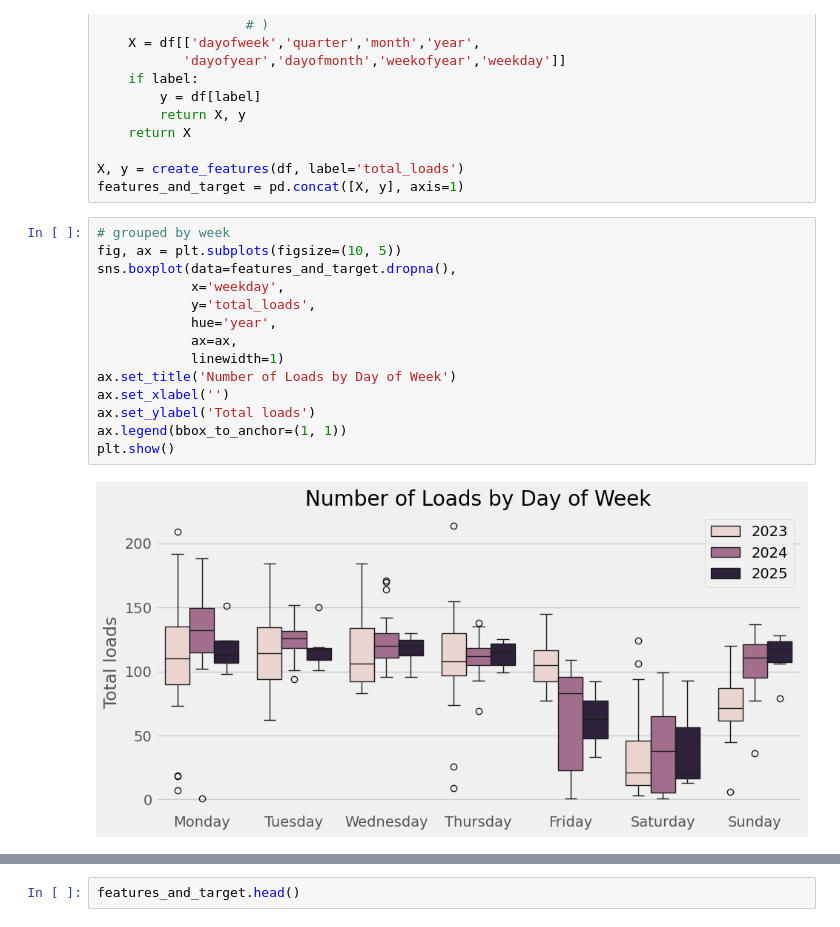
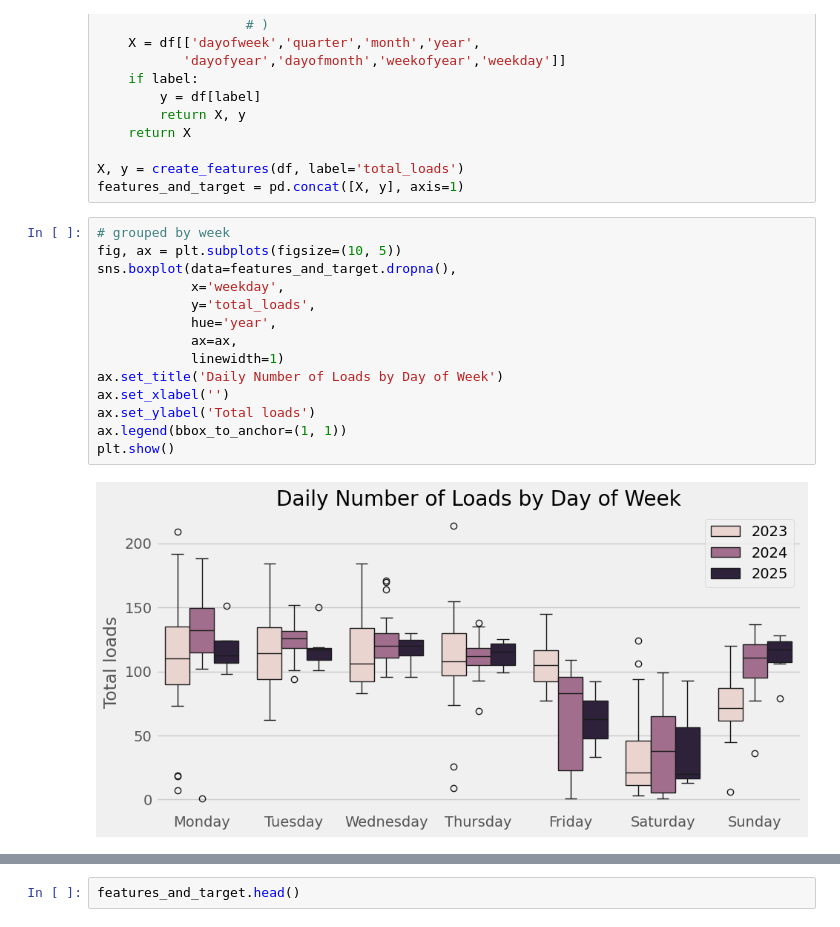
Before and after one commit to diogojfr/time_series_studies, a Jupyter notebook: Daily Loads.ipynb, the cells around one changed output, grey strips where cells are left out. Cells and saved outputs as stored; diff of their text form.

```diff
--- a/Daily Loads.ipynb
+++ b/Daily Loads.ipynb
@@ -115,19 +115,19 @@ features_and_target = pd.concat([X, y], axis=1)
 # %%
 # grouped by week
 fig, ax = plt.subplots(figsize=(10, 5))
 sns.boxplot(data=features_and_target.dropna(),
             x='weekday',
             y='total_loads',
             hue='year',
             ax=ax,
             linewidth=1)
-ax.set_title('Number of Loads by Day of Week')
+ax.set_title('Daily Number of Loads by Day of Week')
 ax.set_xlabel('')
 ax.set_ylabel('Total loads')
 ax.legend(bbox_to_anchor=(1, 1))
 plt.show()
 # %% [output]
-[figure, old version]
+[figure, new version]
 # %%
 # grouped by month
 fig, ax = plt.subplots(figsize=(10, 5))
```
Also changed, not shown: parts of 6 cells of this notebook.
